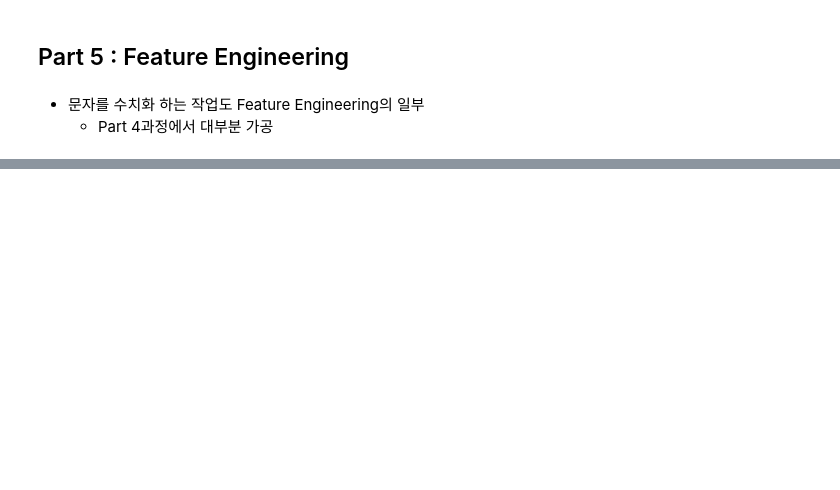
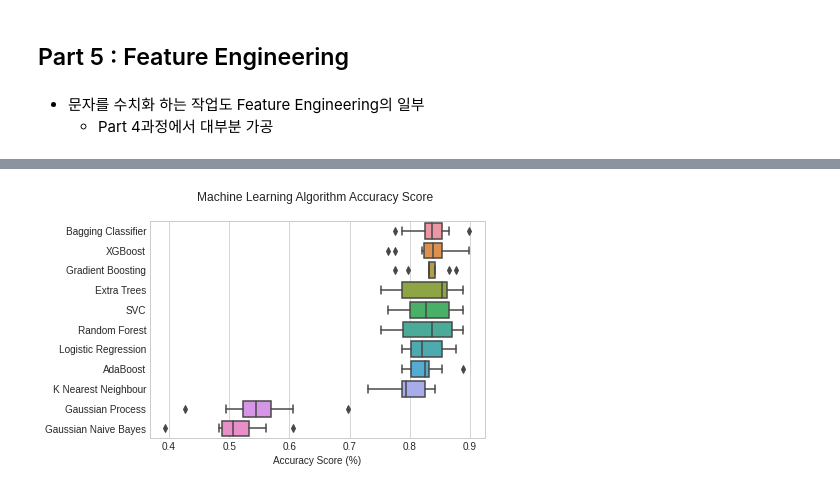
Before and after one commit to OH1107/Kaggle, a Jupyter notebook: Titanic: Machine Learning from Disaster/Kaggle_Titanic_Challenge.ipynb, the cells around one changed output, grey strips where cells are left out. Saved outputs shown, nothing was run; the diff lists cells and outputs as text; code cells hidden in the pictures; blank space fills up the shorter version.

```diff
--- a/Titanic: Machine Learning from Disaster/Kaggle_Titanic_Challenge.ipynb
+++ b/Titanic: Machine Learning from Disaster/Kaggle_Titanic_Challenge.ipynb
@@ -1360,0 +1712,38 @@ temp[11:20]
+# %%
+X_test = test
+X_train = train
+# %%
+scaler = StandardScaler()
+X_train = scaler.fit_transform(X_train)
+X_test = scaler.transform(X_test)
+# %%
+# 머신러닝 모델 선언
+ran = RandomForestClassifier(random_state=1)
+knn = KNeighborsClassifier()
+log = LogisticRegression()
+xgb = XGBClassifier()
+gbc = GradientBoostingClassifier()
+svc = SVC(probability=True)
+ext = ExtraTreesClassifier()
+ada = AdaBoostClassifier()
+gnb = GaussianNB()
+gpc = GaussianProcessClassifier()
+bag = BaggingClassifier()
+
+# 리스트 준비
+models = [ran, knn, log, xgb, gbc, svc, ext, ada, gnb, gpc, bag]
+model_names = ['Random Forest', 'K Nearest Neighbour', 'Logistic Regression', 'XGBoost', 'Gradient Boosting', 'SVC', 'Extra Trees', 'AdaBoost', 'Gaussian Naive Bayes', 'Gaussian Process', 'Bagging Classifier']
+scores = {}
+
+# 모든 모델 학습 및 교차 검증 진행
+for ind, mod in enumerate(models):
+    mod.fit(X_train, y_train)
+    acc = cross_val_score(mod, X_train, y_train, scoring = "accuracy", cv = 10)
+    scores[model_names[ind]] = acc
+# %%
+# 결과 테이블에 값 부여
+results = pd.DataFrame(scores).T
+results['mean'] = results.mean(1)
+
+result_df = results.sort_values(by='mean', ascending=False)#.reset_index()
+result_df.head(11)
@@ -1360,0 +1763,7 @@ temp[11:20]
+# %%
+result_df = result_df.drop(['mean'], axis=1)
+sns.boxplot(data=result_df.T, orient='h')
+plt.title('Machine Learning Algorithm Accuracy Score \n')
+plt.xlabel('Accuracy Score (%)');
+# %% [output]
+[figure, added]
```
Also changed, not shown: parts of 60 cells of this notebook.
